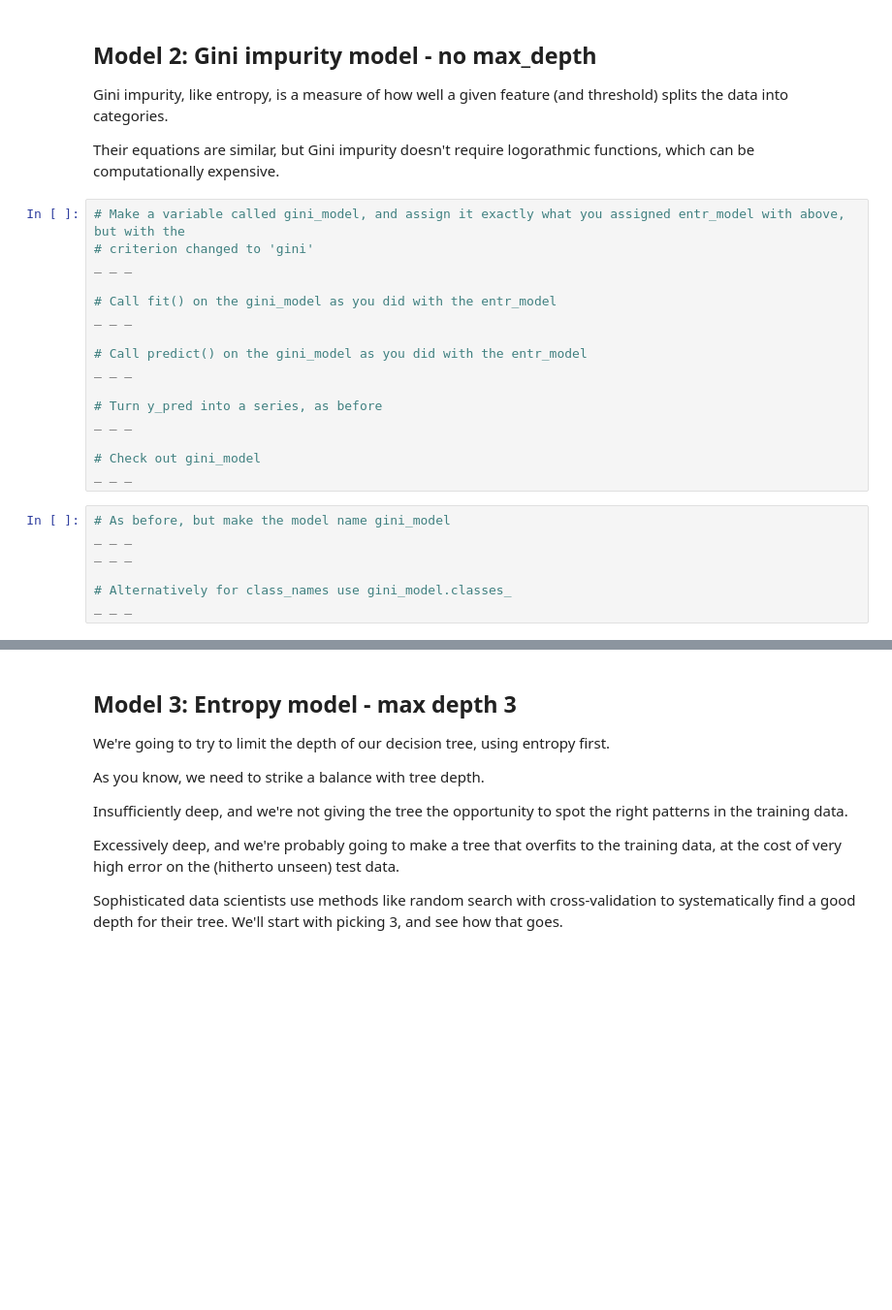
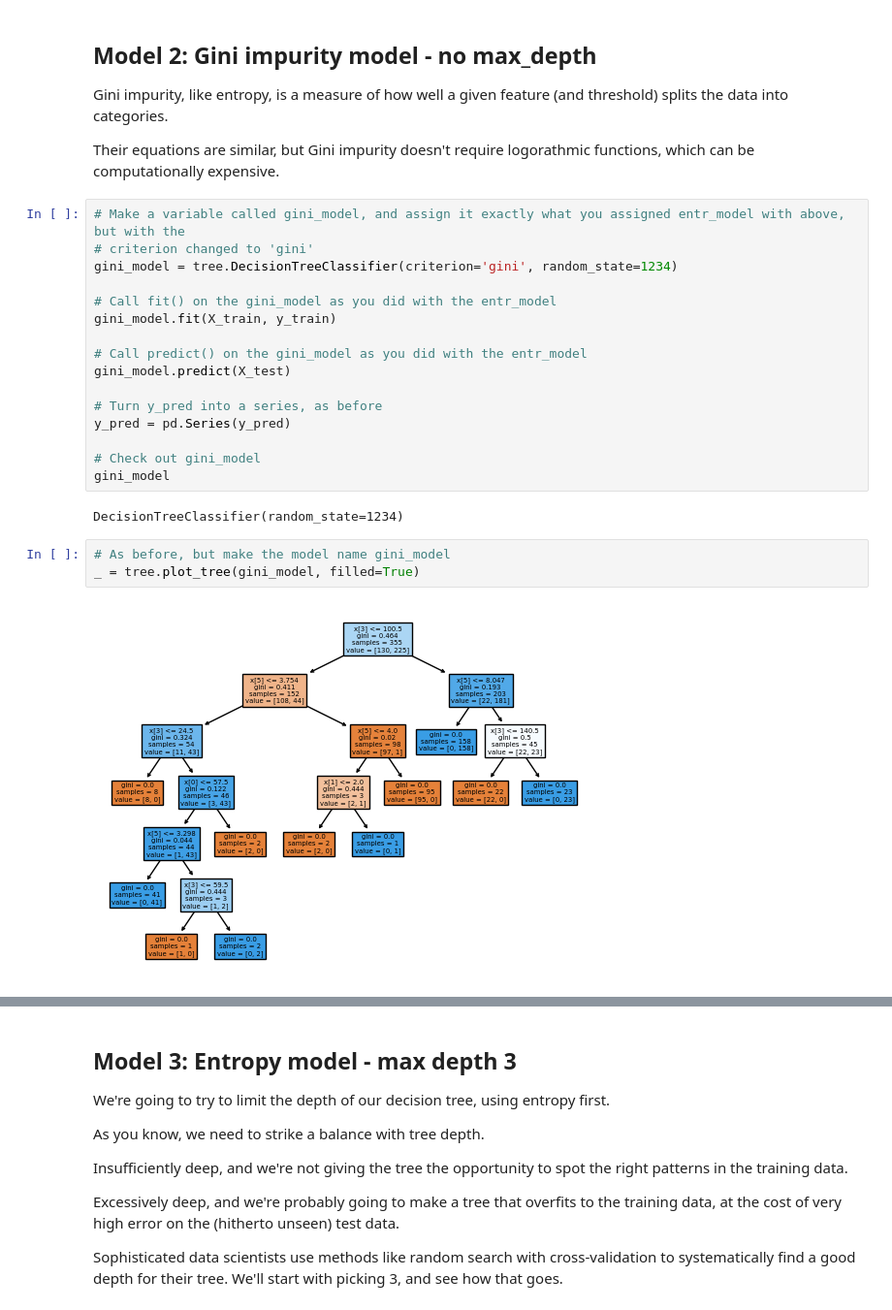
Before and after one commit to AngeliqueAlex/Case_Study_RR_Diner_Coffee, a Jupyter notebook: Springboard Decision Tree Specialty Coffee Case Study - Tier 3.ipynb, the cells around one changed output, grey strips where cells are left out. Shown at 97% size. Drawn from its saved outputs; the diff is of its cells as text; blank space fills up the shorter version.

```diff
--- a/Springboard Decision Tree Specialty Coffee Case Study - Tier 3.ipynb
+++ b/Springboard Decision Tree Specialty Coffee Case Study - Tier 3.ipynb
@@ -367,23 +417,23 @@ Their equations are similar, but Gini impurity doesn't require logorathmic funct
 # %%
 # Make a variable called gini_model, and assign it exactly what you assigned entr_model with above, but with the
 # criterion changed to 'gini'
-_ _ _
+gini_model = tree.DecisionTreeClassifier(criterion='gini', random_state=1234)
 
 # Call fit() on the gini_model as you did with the entr_model
-_ _ _
+gini_model.fit(X_train, y_train)
 
 # Call predict() on the gini_model as you did with the entr_model
-_ _ _
+gini_model.predict(X_test)
 
 # Turn y_pred into a series, as before
-_ _ _
+y_pred = pd.Series(y_pred)
 
 # Check out gini_model
-_ _ _
+gini_model
+# %% [output]
+DecisionTreeClassifier(random_state=1234)
 # %%
 # As before, but make the model name gini_model
-_ _ _
-_ _ _
-
-# Alternatively for class_names use gini_model.classes_
-_ _ _
+_ = tree.plot_tree(gini_model, filled=True)
+# %% [output]
+[figure, added]
```
Also changed, not shown: parts of 43 cells of this notebook, 1 other file.
